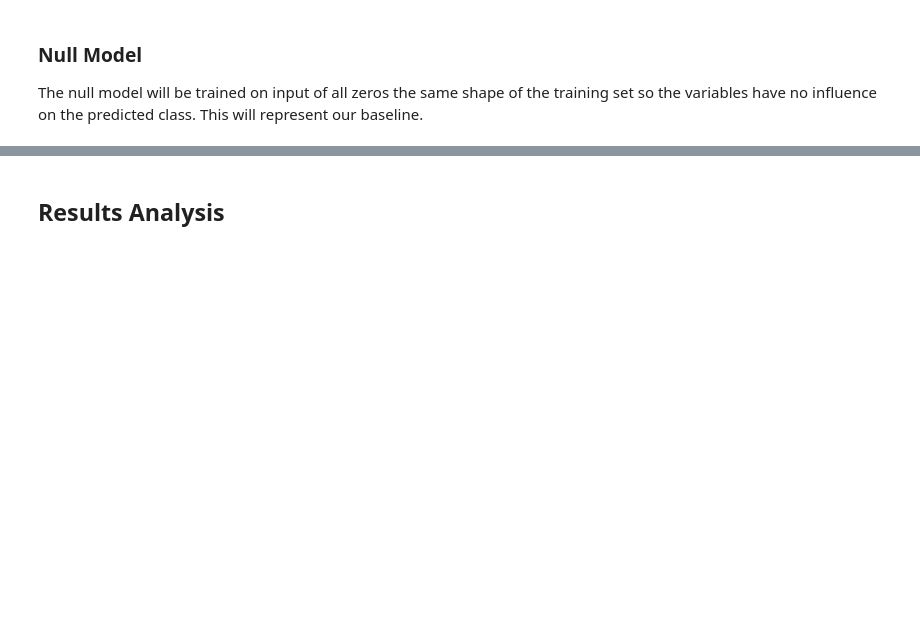
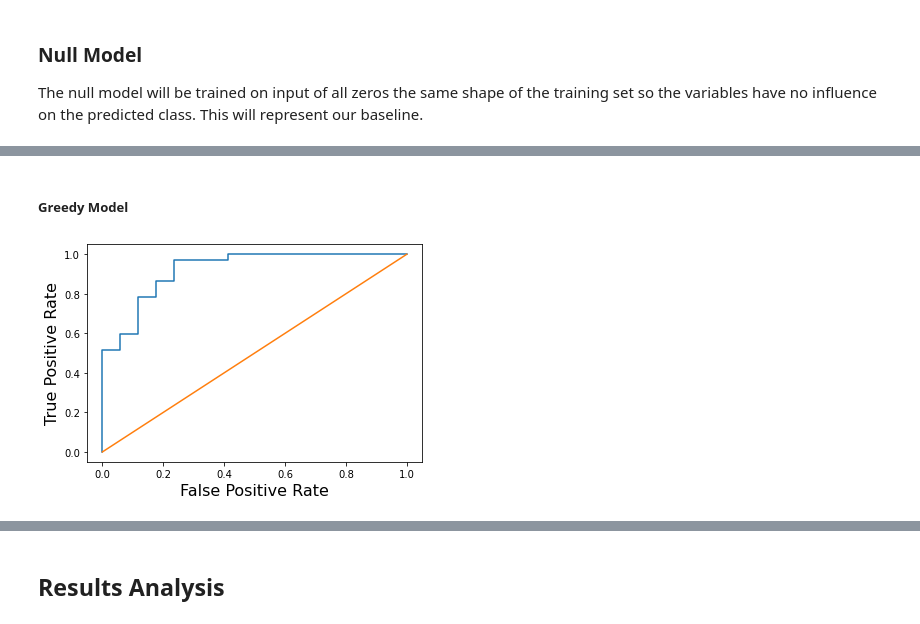
Before and after one commit to tylerfaulkner/dataScienceFinal, a Jupyter notebook: CS3300_final.ipynb, the cells around one changed output, grey strips where cells are left out. Drawn from its saved outputs; the diff is of its cells as text; code cells hidden in the pictures; blank space fills up the shorter version.

```diff
--- a/CS3300_final.ipynb
+++ b/CS3300_final.ipynb
@@ -532,0 +553,18 @@ null_accuracy = accuracy_score(y_test, pred_labels)
+# %%
+def sort_cols(x_train, x_test, Y_train, Y_test):
+    col_accuracies = []
+    for col in range(x_train.shape[1]):
+        colx_train = x_train[:,col].reshape(x_train[:,col].shape[0],1)
+        colx_test = x_test[:,col].reshape(x_test[:,col].shape[0],1)
+        simple_lr = SGDClassifier(max_iter=10000, loss="log")
+        simple_lr.fit(colx_train, Y_train)
+        pred_labels = simple_lr.predict(colx_test)
+        accuracy = accuracy_score(Y_test, pred_labels)
+        col_accuracies.append((accuracy, col))
+    col_accuracies.sort(key=lambda p: p[0], reverse=True)
+    print("Sorted Array: " + str(col_accuracies))
+    sorted_columns = [col_name for _, col_name in col_accuracies]
+    return sorted_columns
+
+
+sorted_cols = sort_cols(X_train, X_test, y_train, y_test)
@@ -532,0 +659,15 @@ null_accuracy = accuracy_score(y_test, pred_labels)
+# %% [markdown]
+##### Greedy Model
+# %%
+pred_prob_greedy = greedy_model.predict_proba(greedyx_test)[:,1]
+
+fpr, tpr, _ = roc_curve(y_test, pred_prob_greedy)
+
+plt.plot(fpr, tpr)
+plt.plot([0.0, 1.0], [0.0, 1.0])
+plt.xlabel("False Positive Rate", fontsize=16)
+plt.ylabel("True Positive Rate", fontsize=16)
+
+plt.show()
+# %% [output]
+[figure, added]
```
Also changed, not shown: parts of 20 cells of this notebook.
